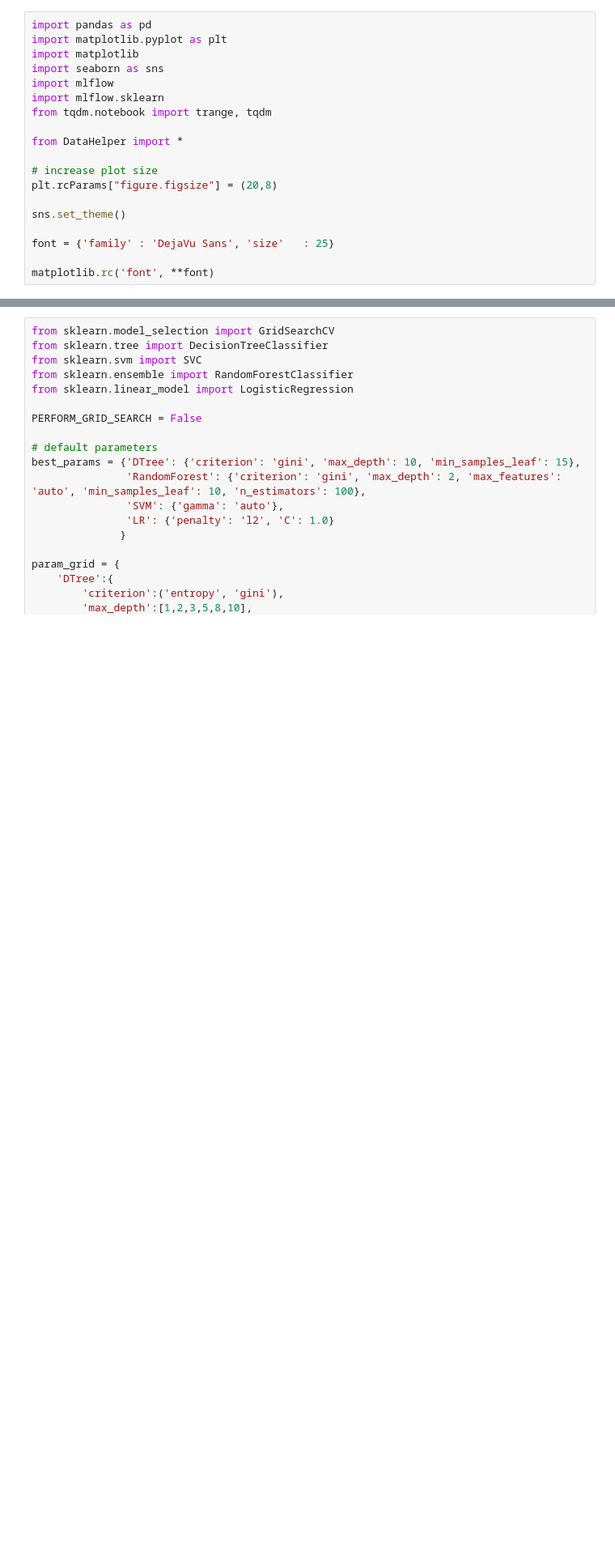
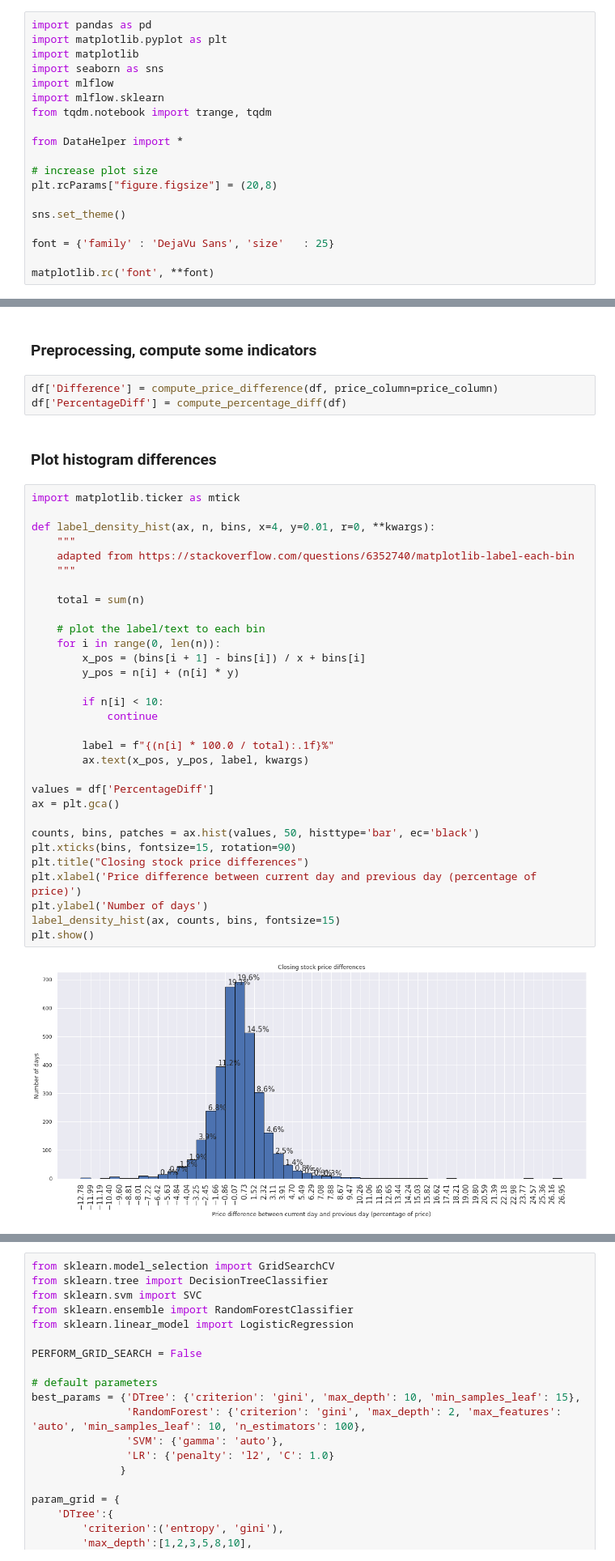
Before and after one commit to Naralas/StonksMarketPrediction, a Jupyter notebook: StockPriceTendencyPrediction.ipynb, the cells around one changed output, grey strips where cells are left out. Shown at 81% size. Saved outputs shown, nothing was run; the diff lists cells and outputs as text; blank space fills up the shorter version.

```diff
--- a/StockPriceTendencyPrediction.ipynb
+++ b/StockPriceTendencyPrediction.ipynb
@@ -24,0 +87,40 @@ def compute_MA(df, price_column, n=10):
+# %% [markdown]
+### Preprocessing, compute some indicators
+# %%
+df['Difference'] = compute_price_difference(df, price_column=price_column)
+df['PercentageDiff'] = compute_percentage_diff(df)
+# %% [markdown]
+### Plot histogram differences
+# %%
+import matplotlib.ticker as mtick
+
+def label_density_hist(ax, n, bins, x=4, y=0.01, r=0, **kwargs):
+    """
+    adapted from https://stackoverflow.com/questions/6352740/matplotlib-label-each-bin
+    """
+
+    total = sum(n)
+
+    # plot the label/text to each bin
+    for i in range(0, len(n)):
+        x_pos = (bins[i + 1] - bins[i]) / x + bins[i]
+        y_pos = n[i] + (n[i] * y)
+
+        if n[i] < 10:
+            continue
+
+        label = f"{(n[i] * 100.0 / total):.1f}%"
+        ax.text(x_pos, y_pos, label, kwargs)
+
+values = df['PercentageDiff']
+ax = plt.gca()
+
+counts, bins, patches = ax.hist(values, 50, histtype='bar', ec='black')
+plt.xticks(bins, fontsize=15, rotation=90)
+plt.title("Closing stock price differences")
+plt.xlabel('Price difference between current day and previous day (percentage of price)')
+plt.ylabel('Number of days')
+label_density_hist(ax, counts, bins, fontsize=15)
+plt.show()
+# %% [output]
+[figure, added]
```
Also changed, not shown: parts of 40 cells of this notebook, 5 other files.
